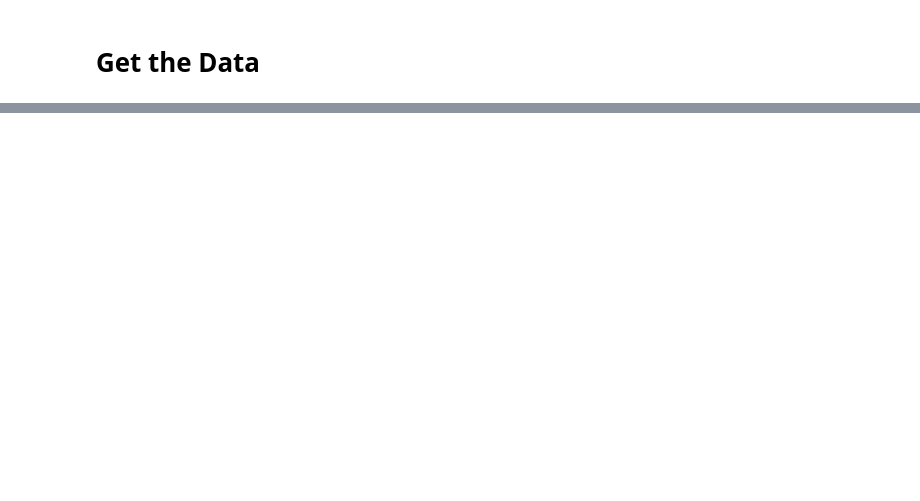
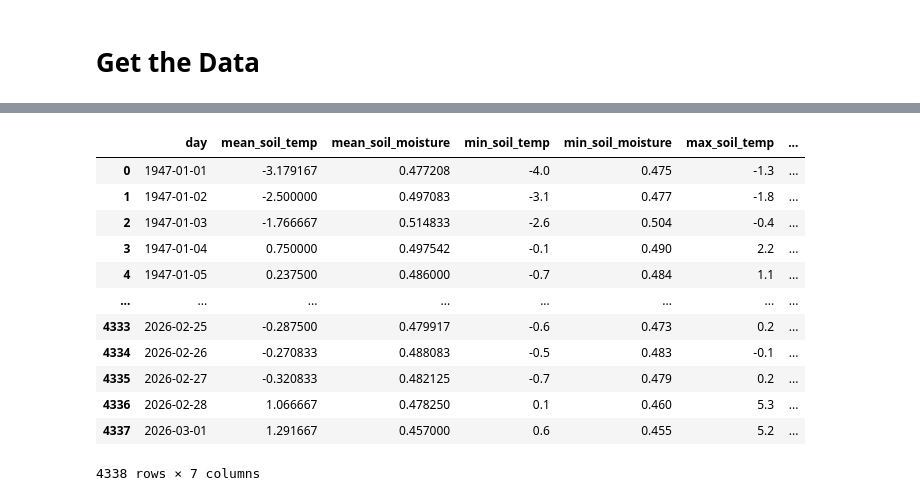
Before and after one commit to moyerc05/Machine-Learning-Project1, a Jupyter notebook: Early Spring.ipynb, the cells around one changed output, grey strips where cells are left out. Cells and saved outputs as stored; diff of their text form; code cells hidden in the pictures; blank space fills up the shorter version.

```diff
--- a/Early Spring.ipynb
+++ b/Early Spring.ipynb
@@ -39,0 +181,2 @@ You must submit all data files and a pickled final model along with this noteboo
+# %%
+early_spring, phil_pred, soil, weather = load_early_spring(), load_phil_pred(), load_soil(), load_weather()
@@ -39,0 +215,16 @@ You must submit all data files and a pickled final model along with this noteboo
+# %%
+soil
+# %% [output]
+|  | day | mean_soil_temp | mean_soil_moisture | min_soil_temp | min_soil_moisture | max_soil_temp | ... |
+| 0 | 1947-01-01 | -3.179167 | 0.477208 | -4.0 | 0.475 | -1.3 | ... |
+| 1 | 1947-01-02 | -2.500000 | 0.497083 | -3.1 | 0.477 | -1.8 | ... |
+| 2 | 1947-01-03 | -1.766667 | 0.514833 | -2.6 | 0.504 | -0.4 | ... |
+| 3 | 1947-01-04 | 0.750000 | 0.497542 | -0.1 | 0.490 | 2.2 | ... |
+| 4 | 1947-01-05 | 0.237500 | 0.486000 | -0.7 | 0.484 | 1.1 | ... |
+| ... | ... | ... | ... | ... | ... | ... | ... |
+| 4333 | 2026-02-25 | -0.287500 | 0.479917 | -0.6 | 0.473 | 0.2 | ... |
+| 4334 | 2026-02-26 | -0.270833 | 0.488083 | -0.5 | 0.483 | -0.1 | ... |
+| 4335 | 2026-02-27 | -0.320833 | 0.482125 | -0.7 | 0.479 | 0.2 | ... |
+| 4336 | 2026-02-28 | 1.066667 | 0.478250 | 0.1 | 0.460 | 5.3 | ... |
+| 4337 | 2026-03-01 | 1.291667 | 0.457000 | 0.6 | 0.455 | 5.2 | ... |
+4338 rows × 7 columns
```
Also changed, not shown: parts of 18 cells of this notebook.
